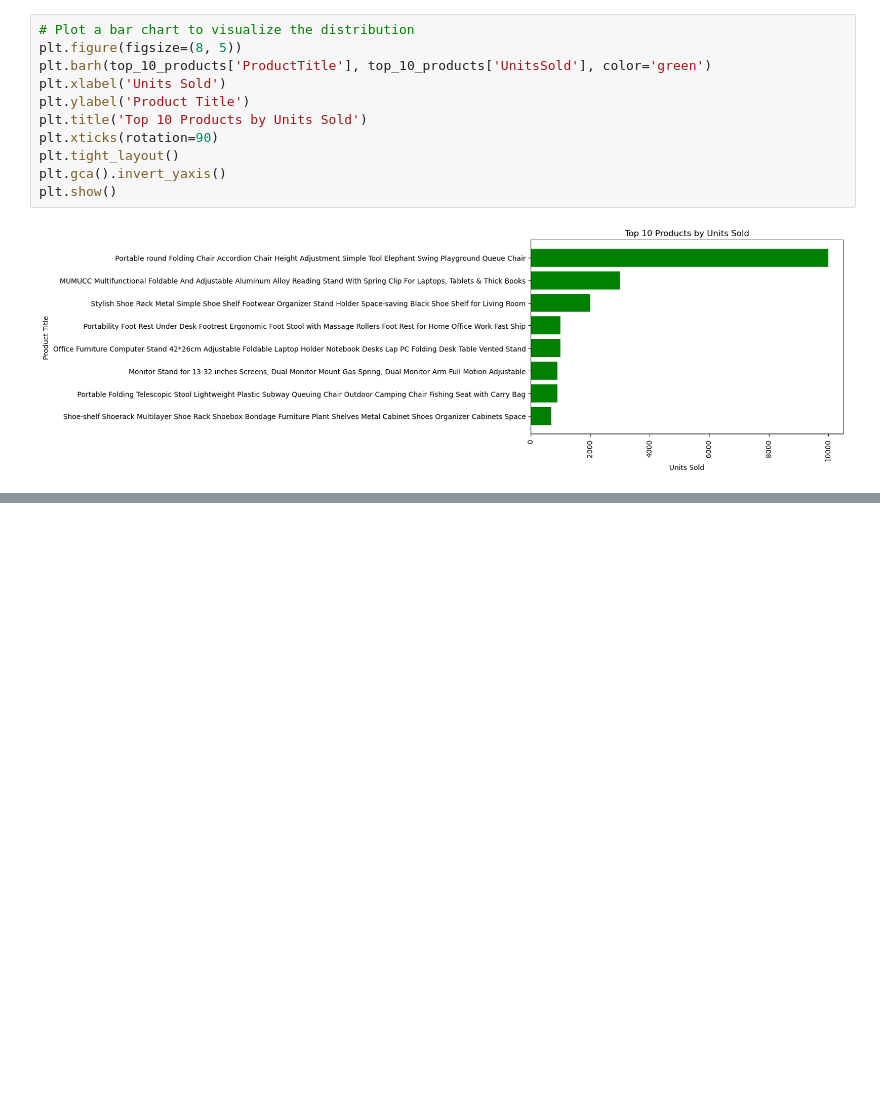
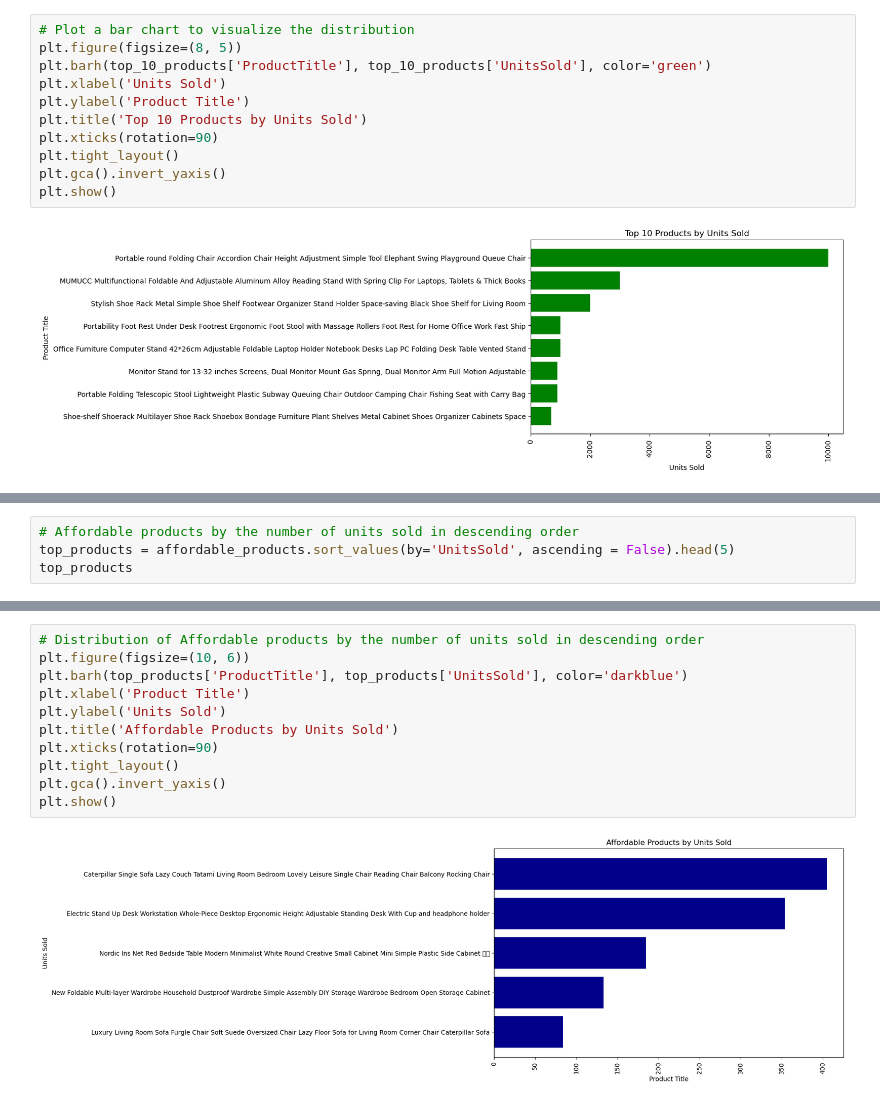
Before and after one commit to SayantiSaha014/E-commerce-Furniture-Dataset-2024, a Jupyter notebook: E-commerce_Furniture.ipynb, the cells around one changed output, grey strips where cells are left out. Drawn from its saved outputs; the diff is of its cells as text; blank space fills up the shorter version.

```diff
--- a/E-commerce_Furniture.ipynb
+++ b/E-commerce_Furniture.ipynb
@@ -177,0 +188,4 @@ df['TotalCost_with_Shipping'] = np.where((df['TagText'] != 'Free Shipping') & (d
+# %%
+# Affordable products by the number of units sold in descending order
+top_products = affordable_products.sort_values(by='UnitsSold', ascending = False).head(5)
+top_products
@@ -177,0 +199,13 @@ df['TotalCost_with_Shipping'] = np.where((df['TagText'] != 'Free Shipping') & (d
+# %%
+# Distribution of Affordable products by the number of units sold in descending order
+plt.figure(figsize=(10, 6))
+plt.barh(top_products['ProductTitle'], top_products['UnitsSold'], color='darkblue')
+plt.xlabel('Product Title')
+plt.ylabel('Units Sold')
+plt.title('Affordable Products by Units Sold')
+plt.xticks(rotation=90)
+plt.tight_layout()
+plt.gca().invert_yaxis()
+plt.show()
+# %% [output]
+[figure, added]
```
Also changed, not shown: parts of 8 cells of this notebook.
